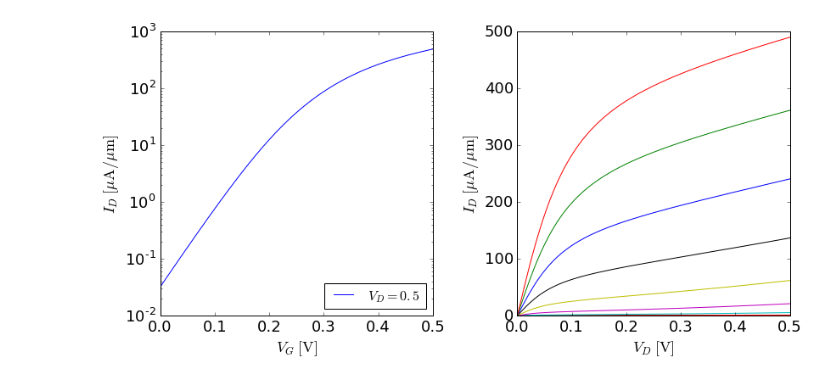
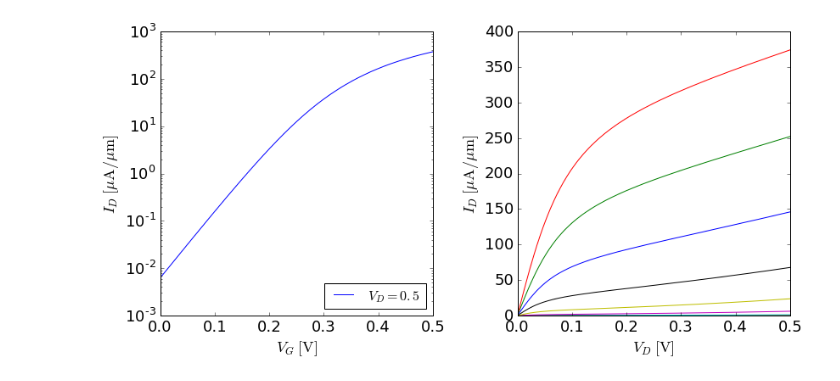
Before and after one commit to samueljamesbader/HyperFET_Project, a Jupyter notebook: DRC2017/Exploration/WeirdOscillations.ipynb, the cells around one changed output. Drawn from its saved outputs; the diff is of its cells as text; code cells hidden in the pictures.

```diff
--- a/DRC2017/Exploration/WeirdOscillations.ipynb
+++ b/DRC2017/Exploration/WeirdOscillations.ipynb
@@ -35,7 +36,7 @@ def ylog():
 VDD=.5
 # %%
 fet=None
-@interact(VT0=FloatSlider(value=.35,min=0,max=1,step=.05,continuous_update=False),
+@interact(VT0=FloatSlider(value=.4,min=0,max=1,step=.05,continuous_update=False),
           W=FloatSlider(value=100,min=10,max=100,step=10,continuous_update=False),
           Cinv_vxo=FloatSlider(value=2500,min=1000,max=5000,step=400,continuous_update=False),
           SS=FloatSlider(value=.070,min=.05,max=.09,step=.005,continuous_update=False),
@@ -48,34 +49,34 @@ fet=None
          )
 def show_HEMT(VT0,W,Cinv_vxo,SS,alpha,beta,VDsats,VDD,delta,log10Gleak):
     global fet
     plt.figure(figsize=(12,6))
     fet=SCMOSFET(
         W=W*1e-9,Cinv_vxo=Cinv_vxo,
         VT0=VT0,alpha=alpha,SS=SS,delta=delta,
         VDsats=VDsats,beta=beta,Gleak=10**log10Gleak)
 
     plt.subplot(121)
     VD=np.array(VDD)
     VG=np.linspace(0,.5,500)
     I=fet.ID(VD=VD,VG=VG)
     plt.plot(VG,I/fet.W,label=r"$V_D={:.2g}$".format(VDD))
     plt.yscale('log')
     plt.xlabel(r"$V_G\;\mathrm{[V]}$")
     plt.ylabel(r"$I_D\;\mathrm{[\mu A/\mu m]}$")
     plt.legend(loc='lower right',fontsize=16)
 
     plt.subplot(122)
     VD=np.linspace(0,VDD,500)
     VG=np.linspace(0,VDD,10)
     I=fet.ID(VD=VD,VG=VG)
     plt.plot(VD,I.T/fet.W)
     plt.xlabel(r"$V_D\;\mathrm{[V]}$")
     plt.ylabel(r"$I_D\;\mathrm{[\mu A/\mu m]}$")
     #plt.legend([r"$V_G={:.2g}$".format(vg) for vg in VG],loc='lower right',fontsize=16)
 
     plt.tight_layout()
 # %% [output]
-[figure, old version]
+[figure, new version]
 # %%
 VDD=.5
 
```
Also changed, not shown: parts of 36 cells of this notebook, 14 other files.
